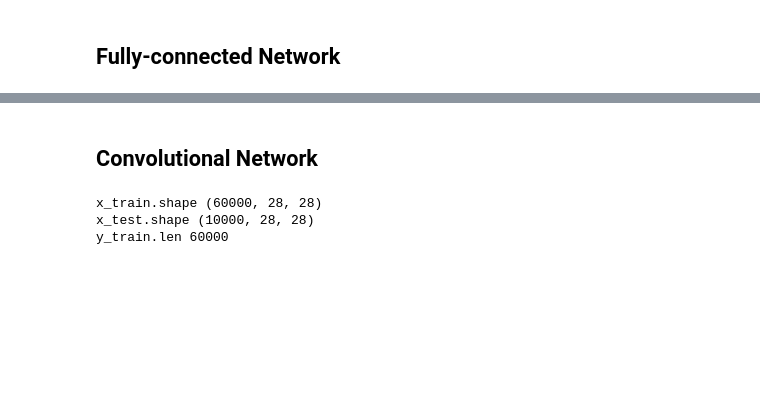
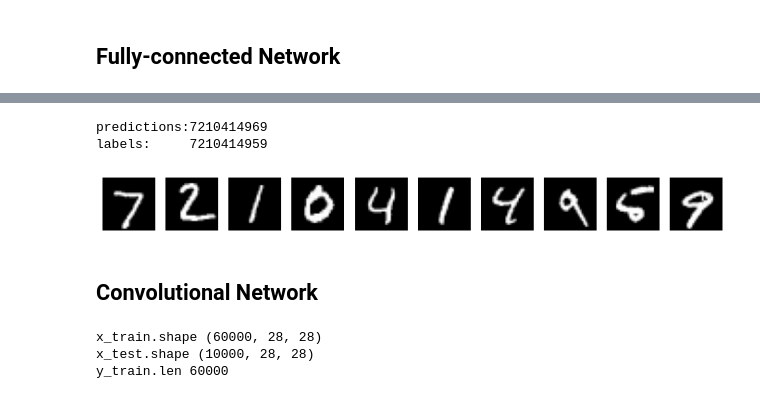
Before and after one commit to BruceYangOODA/TensorFlow_2.0_Learning, a Jupyter notebook: jupyter_notebook/01_FCN_and_CNN_mnist.ipynb, the cells around one changed output, grey strips where cells are left out. Cells and saved outputs as stored; diff of their text form; code cells hidden in the pictures; blank space fills up the shorter version.

```diff
--- a/jupyter_notebook/01_FCN_and_CNN_mnist.ipynb
+++ b/jupyter_notebook/01_FCN_and_CNN_mnist.ipynb
@@ -8,4 +9,5 @@ from tensorflow.keras import layers, optimizers, datasets, models
 # %%
-(x, y), (test_x, test_y) = datasets.mnist.load_data()
+(x, y), (t_x, t_y) = datasets.mnist.load_data()
 print("X.shape", x.shape)
+print("testX.shape", test_x.shape)
 print("Y.len", len(y))
@@ -25,13 +30,15 @@ def prepare_mnist_features_and_labels(x, y):
     return x, y
 # %%
 #del model
+def create_model():
+    model = models.Sequential()
+    model.add(layers.Input(shape=(28*28,),name="inputs"))
+    model.add(layers.Reshape(target_shape=(28*28,),name="reshape"))
+    model.add(layers.Dense(units=100, activation="relu",name="hidden_1"))
+    model.add(layers.Dense(units=10, activation="softmax",name="outputs"))
+    model.summary()
+    return model
 
-model = models.Sequential()
-model.add(layers.Input(shape=(28*28,),name="inputs"))
-model.add(layers.Reshape(target_shape=(28*28,),name="reshape"))
-model.add(layers.Dense(units=100, activation="relu",name="hidden_1"))
-model.add(layers.Dense(units=10, activation="softmax",name="outputs"))
-model.summary()
-
+model = create_model()
 optimizer = optimizers.Adam()
 # %% [output]
@@ -178,3 +141,22 @@ model.get_config()
+# %%
+predictions = model.predict(t_x[0:10].reshape((10,28*28)))
+print("predictions:",end="")
+for predict in predictions:
+    print(predict.argmax(axis=0),end="")
+print()
+print("labels:\t    ",end="")
+for label in t_y[0:10]:
+    print(label,end="")
+plt.figure(figsize=(12,3))
+for i in range(10):
+    plt.subplot(1,10,(i+1))
+    plt.imshow(t_x[i], cmap="gray")
+    plt.axis("off")
+plt.show()
+# %% [output]
+predictions:7210414969
+labels:     7210414959
+[figure, added]
 # %% [markdown]
 ## Convolutional Network
 # %%
```
Also changed, not shown: parts of 19 cells of this notebook.
